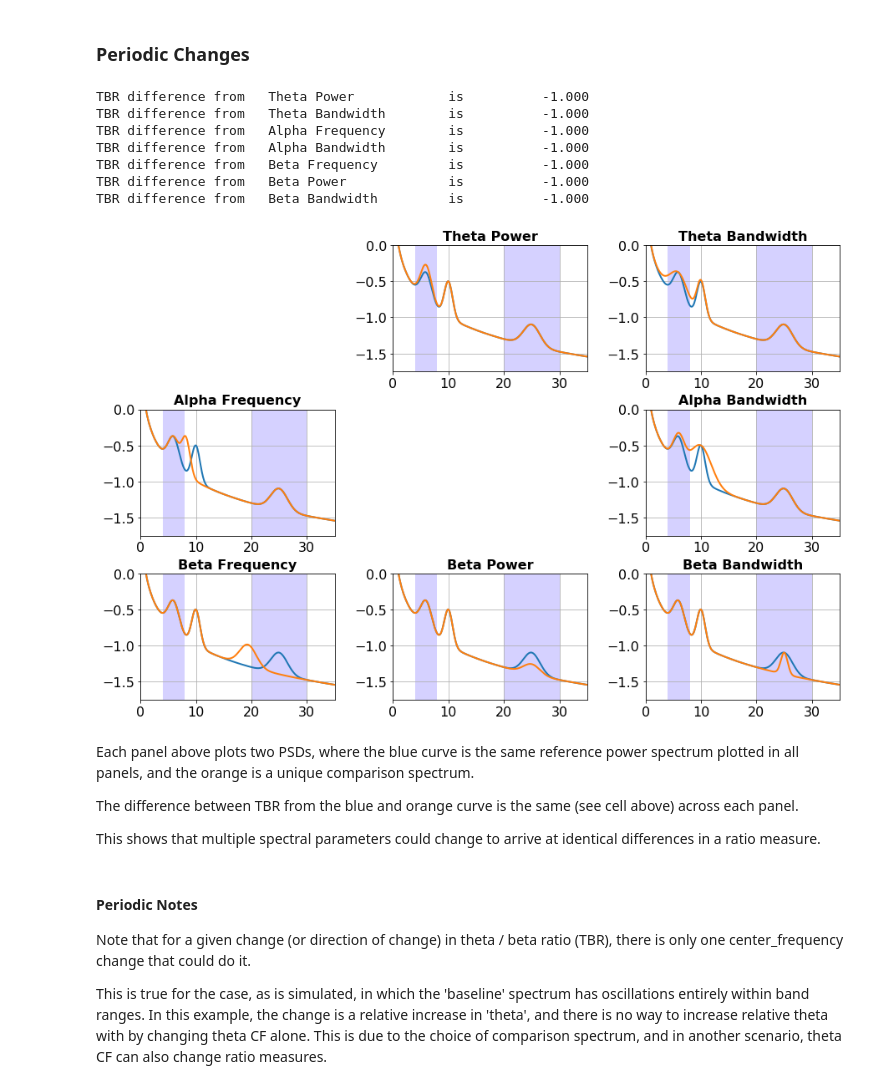
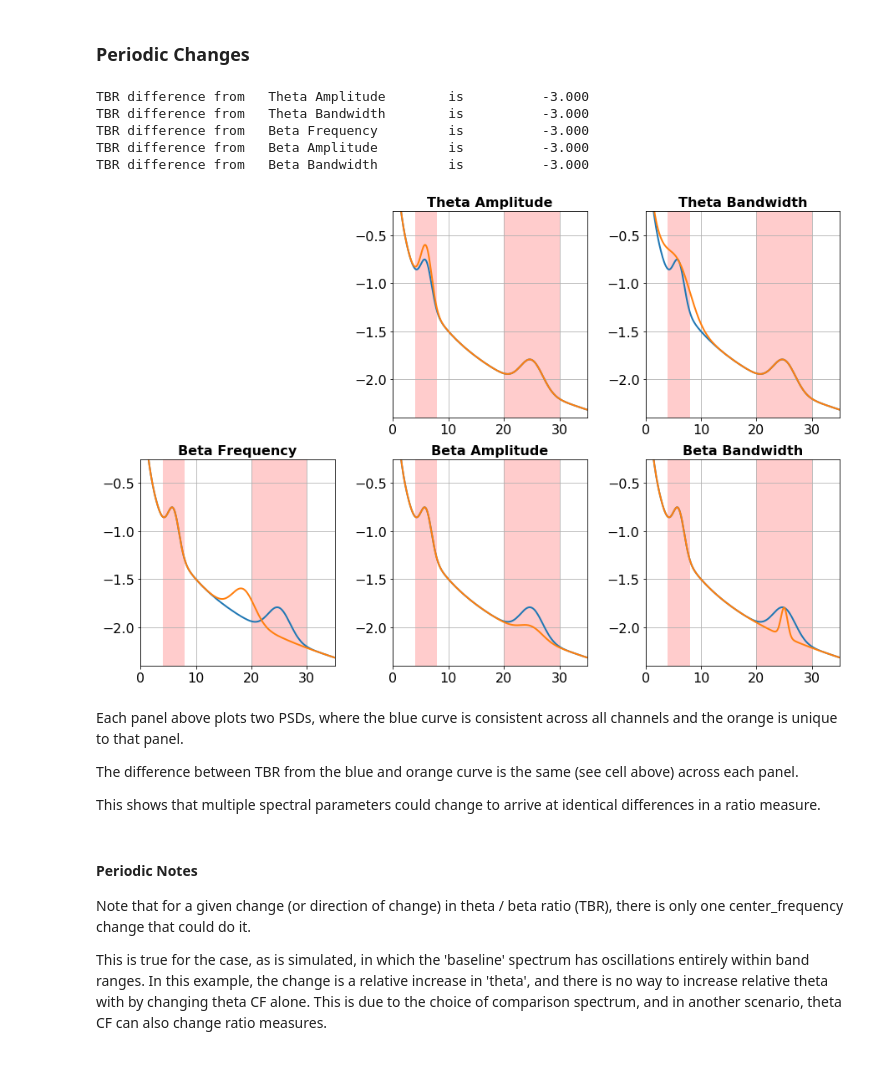
Before and after one commit to voytekresearch/BandRatios, a Jupyter notebook: notebooks/2-BandRatios-Conflations.ipynb, the cells around one changed output. Drawn from its saved outputs; the diff is of its cells as text; code cells hidden in the pictures.

```diff
--- a/notebooks/2-BandRatios-Conflations.ipynb
+++ b/notebooks/2-BandRatios-Conflations.ipynb
@@ -60,6 +47,5 @@ beta_def  = [25, 0.3, 1.5]
 # %%
 # Create a baseline PSD, with oscillations, to compare to
-freqs, ps_base = gen_power_spectrum(freq_range, ap_def, [theta_def, alpha_def, beta_def],
-                                    nlv=nlv, freq_res=freq_res)
+fs, ps_base = gen_power_spectrum(freq_range, base_ap, [base_theta, base_beta], nlv=nlv, freq_res=freq_res)
 # %% [markdown]
 ### Periodic Changes
@@ -103,13 +52,20 @@ freqs, ps_al_bw = gen_power_spectrum(freq_range, ap_def, [theta_def, alpha_bw, b
+# %%
+# Change in center frequency
+fs, ps_be_cf = gen_power_spectrum(freq_range, base_ap, [base_theta, [18.600, 0.3, 2]], nlv=nlv, freq_res=freq_res)
+
+# Changes in oscillation power
+fs, ps_th_pw = gen_power_spectrum(freq_range, base_ap, [[6, 0.55671, 1], base_beta], nlv=nlv, freq_res=freq_res)
+fs, ps_be_pw = gen_power_spectrum(freq_range, base_ap, [base_theta, [25, 0.10605, 2]], nlv=nlv, freq_res=freq_res)
+
+# Changes in oscillation bandwidth
+fs, ps_th_bw = gen_power_spectrum(freq_range, base_ap, [[6, 0.4, 2.208], base_beta], nlv=nlv, freq_res=freq_res)
+fs, ps_be_bw = gen_power_spectrum(freq_range, base_ap, [base_theta, [25, 0.3, 0.594]], nlv=nlv, freq_res=freq_res)
 # %%
 # Collect all the power spectra together
-spectra_data = {'Theta Frequency' : None,
-                'Theta Power' : ps_th_pw,
-                'Theta Bandwidth' : ps_th_bw,
-                'Alpha Frequency' : ps_al_cf,
-                'Alpha Power' : None,
-                'Alpha Bandwidth' : ps_al_bw,
+spectra_data = {'Theta Amplitude' : ps_th_pw,
+                'Theta Bandwidth' :ps_th_bw,
                 'Beta Frequency' : ps_be_cf,
-                'Beta Power' : ps_be_pw,
+                'Beta Amplitude' : ps_be_pw,
                 'Beta Bandwidth' : ps_be_bw}
 # %%
 # Calcualte theta beta ratio of the baseline PSD
@@ -123,48 +78,41 @@ for label, spectra in spectra_data.items():
 # %%
 # Check TBR difference measures from periodic changes
-for label, diff in diffreqs.items():
+for label, diff in diffs.items():
     print('TBR difference from   {:20}   is \t {:1.3f}'.format(label, diff))
 # %% [output]
-TBR difference from   Theta Power            is          -1.000
-TBR difference from   Theta Bandwidth        is          -1.000
-TBR difference from   Alpha Frequency        is          -1.000
-TBR difference from   Alpha Bandwidth        is          -1.000
-TBR difference from   Beta Frequency         is          -1.000
-TBR difference from   Beta Power             is          -1.000
-TBR difference from   Beta Bandwidth         is          -1.000
+TBR difference from   Theta Amplitude        is          -3.000
+TBR difference from   Theta Bandwidth        is          -3.000
+TBR difference from   Beta Frequency         is          -3.000
+TBR difference from   Beta Amplitude         is          -3.000
+TBR difference from   Beta Bandwidth         is          -3.000
 # %%
 # Create figure of periodic changes
 title_settings = {'fontsize': 16, 'fontweight': 'bold'}
-fig, ax = plt.subplots(3, 3, figsize=(15, 10))
+fig, ax = plt.subplots(2, 3, figsize=(15, 10))
 
-for axis, (title, data) in zip(ax.flatten(), spectra_data.items()):
+ax[0, 0].axis('off')
 
-    if not np.all(data): continue
+for axis, (title, data) in zip(ax.flatten()[1:], spectra_data.items()):
 
-    plot_spectra_shading(freqs, [ps_base, data], [theta_band, beta_band],
-                         shade_colors=shade_color,
+    plot_spectra_shading(fs, [ps_base, data], [theta_band, beta_band],
                          log_freqs=False, log_powers=True, ax=axis)
 
     axis.set_title(title, **title_settings)
 
     axis.set_xlim([0, 35])
-    axis.set_ylim([-1.75, 0])
+    axis.set_ylim([-2.4, -0.25])
 
     axis.xaxis.label.set_visible(False)
     axis.yaxis.label.set_visible(False)
 
-# Turn off empty axes
-ax[0, 0].axis('off')
-ax[1, 1].axis('off')
-
-fig.subplots_adjust(hspace=.3)
+fig.subplots_adjust(hspace=.2)
 fig.subplots_adjust(wspace=.3)
 
-#plt.savefig('../figures/OverviewFigs/Periodic-Underdetermined.pdf')
+#plt.savefig('../figures/OverviewFigs/Periodic-Underdetermined.png', dpi=700)
 # %% [output]
-[figure, old version]
+[figure, new version]
 # %% [markdown]
-Each panel above plots two PSDs, where the blue curve is the same reference power spectrum plotted in all panels, and the orange is a unique comparison spectrum.
+Each panel above plots two PSDs, where the blue curve is consistent across all channels and the orange is unique to that panel.
 
 The difference between TBR from the blue and orange curve is the same (see cell above) across each panel.
 
```
Also changed, not shown: parts of 18 cells of this notebook, 1 other file.
